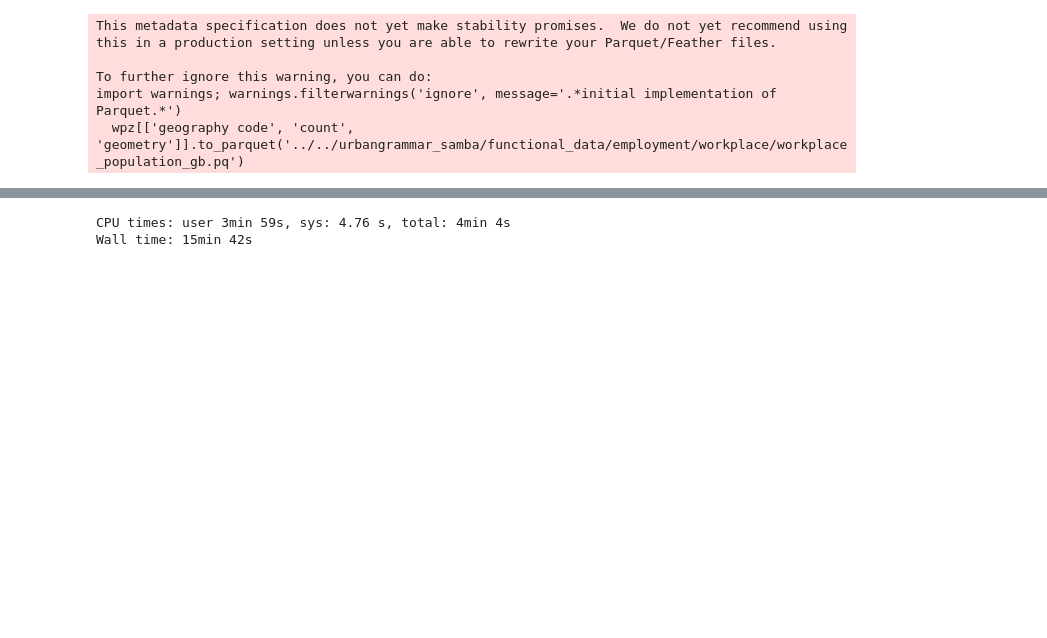
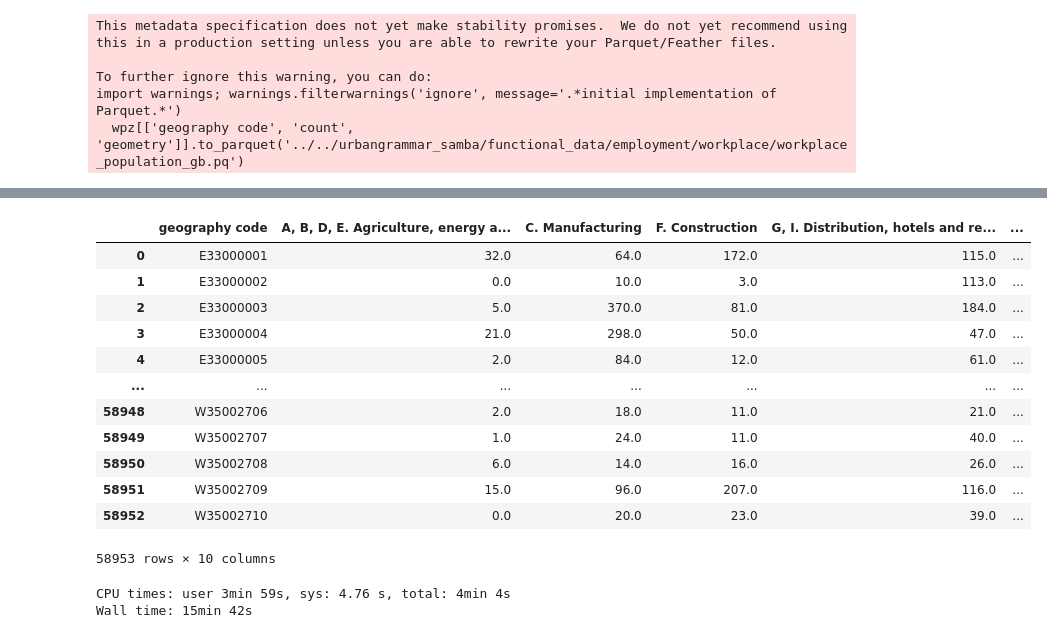
Before and after one commit to urbangrammarai/data_processing, a Jupyter notebook: functional_data/fetch_data.ipynb, the cells around one changed output, grey strips where cells are left out. Cells and saved outputs as stored; diff of their text form; code cells hidden in the pictures; blank space fills up the shorter version.

```diff
--- a/functional_data/fetch_data.ipynb
+++ b/functional_data/fetch_data.ipynb
@@ -575,0 +640,8 @@ Download cinemas and theatres from OSM based on chunks, remove duplicates, repro
+# %%
+wpz = wpz_ind_ew[['geography code'] + list(wpz_ind_ew.columns[-8:])].append(wpz_ind_s.rename(columns={'2011 Workplace Zone': 'geography code'}).drop(columns='All workplace population aged 16 to 74'))
+# %%
+wpz_merged = wpz_geom.merge(wpz, left_on='WZ11CD', right_on='geography code', how='left')
+wpz_merged = wpz_merged[~wpz_merged.WZ11CD.str.startswith('N')]
+# %%
+wpz_merged = wpz_merged.reset_index(drop=True)[list(wpz.columns) + ['geometry']]
+wpz_merged.columns
@@ -575,0 +657,19 @@ Download cinemas and theatres from OSM based on chunks, remove duplicates, repro
+# %%
+for c in wpz_merged.columns[1:-1]:
+    wpz_merged[c] = wpz_merged[c].astype(str).apply(lambda x: x.replace(',', '') if ',' in x else x).astype(float)
+# %%
+wpz_merged
+# %% [output]
+|  | geography code | A, B, D, E. Agriculture, energy a... | C. Manufacturing | F. Construction | G, I. Distribution, hotels and re... | ... |
+| 0 | E33000001 | 32.0 | 64.0 | 172.0 | 115.0 | ... |
+| 1 | E33000002 | 0.0 | 10.0 | 3.0 | 113.0 | ... |
+| 2 | E33000003 | 5.0 | 370.0 | 81.0 | 184.0 | ... |
+| 3 | E33000004 | 21.0 | 298.0 | 50.0 | 47.0 | ... |
+| 4 | E33000005 | 2.0 | 84.0 | 12.0 | 61.0 | ... |
+| ... | ... | ... | ... | ... | ... | ... |
+| 58948 | W35002706 | 2.0 | 18.0 | 11.0 | 21.0 | ... |
+| 58949 | W35002707 | 1.0 | 24.0 | 11.0 | 40.0 | ... |
+| 58950 | W35002708 | 6.0 | 14.0 | 16.0 | 26.0 | ... |
+| 58951 | W35002709 | 15.0 | 96.0 | 207.0 | 116.0 | ... |
+| 58952 | W35002710 | 0.0 | 20.0 | 23.0 | 39.0 | ... |
+58953 rows × 10 columns
```
Also changed, not shown: parts of 9 cells of this notebook.
